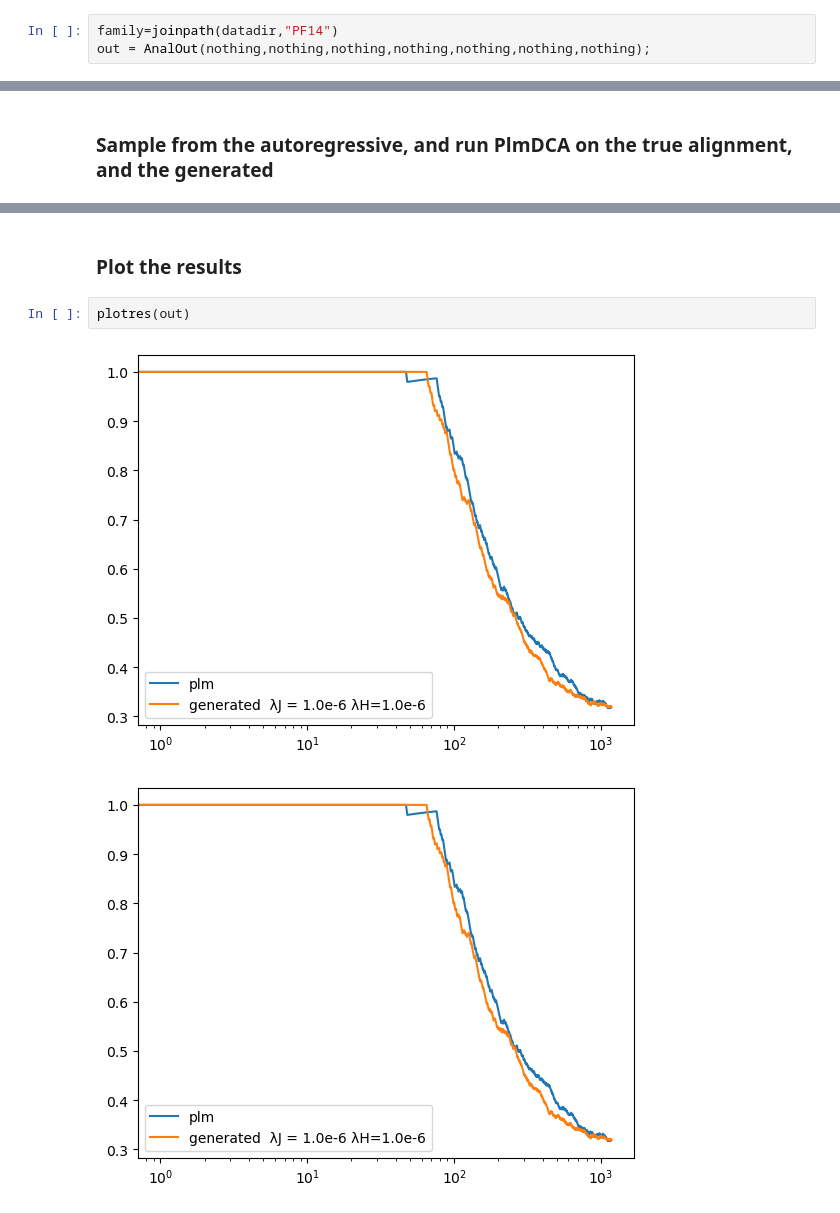
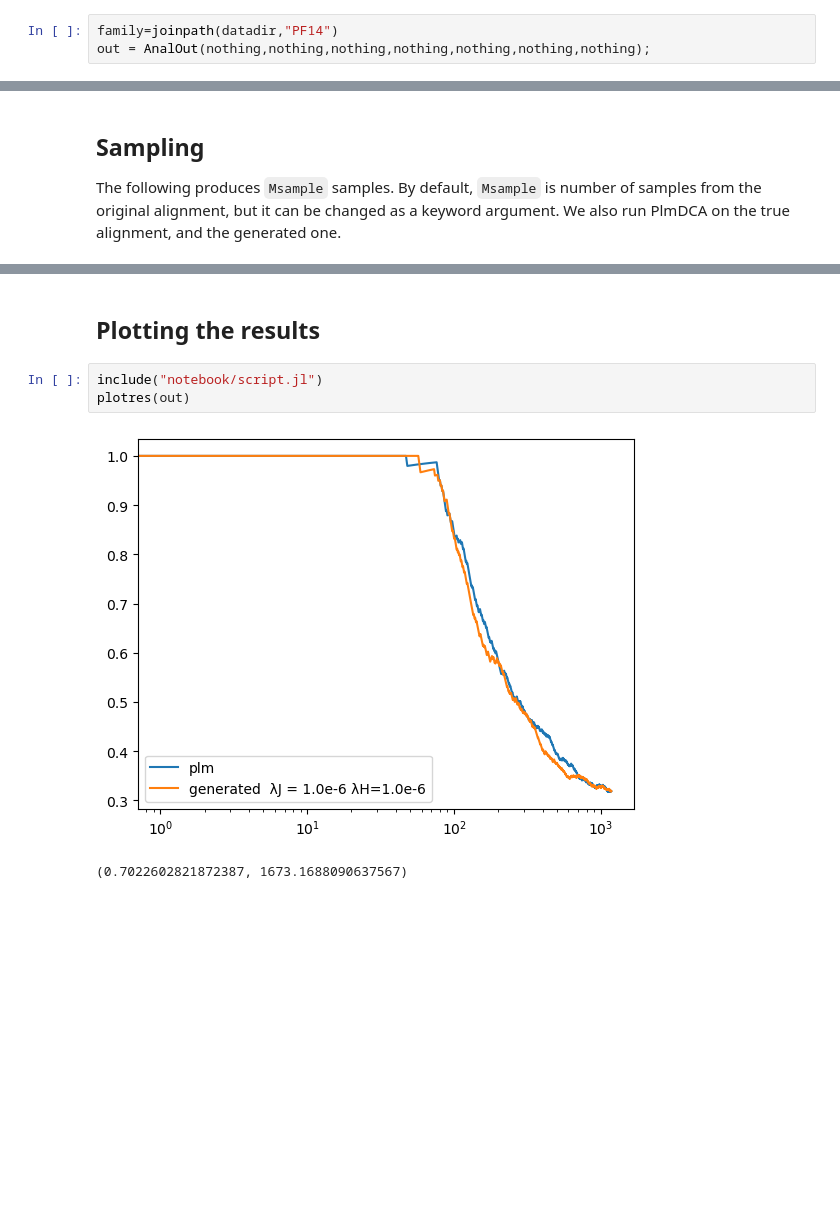
Before and after one commit to pagnani/ArDCA.jl, a Jupyter notebook: notebook/arnet.ipynb, the cells around one changed output, grey strips where cells are left out. Drawn from its saved outputs; the diff is of its cells as text; blank space fills up the shorter version.

```diff
--- a/notebook/arnet.ipynb
+++ b/notebook/arnet.ipynb
@@ -110,8 +110,10 @@ M = 8871 N = 53 Meff = 2950.925530761667
       From worker 9:    site = 51       pl = 0.4250     time = 15.9359  status = FTOL_REACHED
       From worker 8:    site = 46       pl = 0.7798     time = 13.0393  status = FTOL_REACHED
       From worker 9:    site = 52       pl = 0.4436     time = 15.2726  status = FTOL_REACHED
-# %% [markdown]
-### Sample from the autoregressive, and run PlmDCA on the true alignment, and the generated
+# %% [markdown]
+## Sampling
+
+The following produces `Msample` samples. By default, `Msample` is number of samples from the original alignment, but it can be changed as a keyword argument. We also run PlmDCA on the true alignment, and the generated one.
 # %%
 sample_and_analyze_results!(out,family)
 # %% [output]
@@ -133,9 +135,10 @@ sample_and_analyze_results!(out,family)
       From worker 3:    site = 14        pl = 2.4611     time = 1.0722  exit status = FTOL_REACHED
       From worker 5:    site = 28        pl = 2.0550     time = 1.1367  exit status = FTOL_REACHED
 # %% [markdown]
-### Plot the results
+## Plotting  the results
-# %%
-plotres(out)
-# %% [output]
-[figure, removed]
-[figure, removed]
+# %%
+include("notebook/script.jl")
+plotres(out)
+# %% [output]
+[figure, added]
+(0.7022602821872387, 1673.1688090637567)
```
Also changed, not shown: parts of 3 cells of this notebook.
